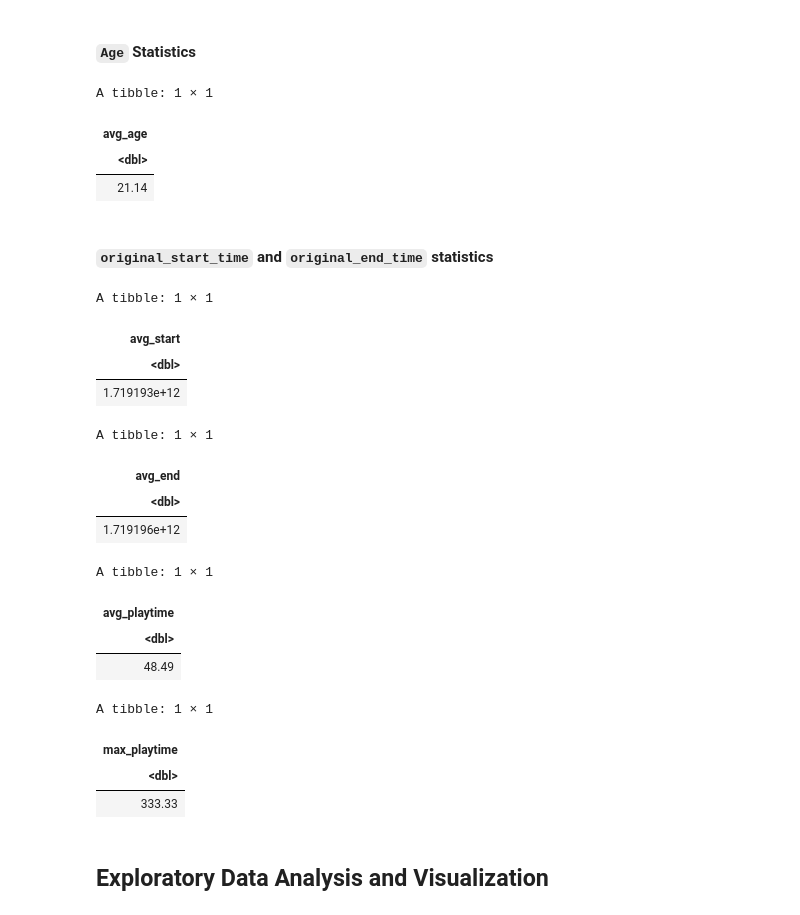
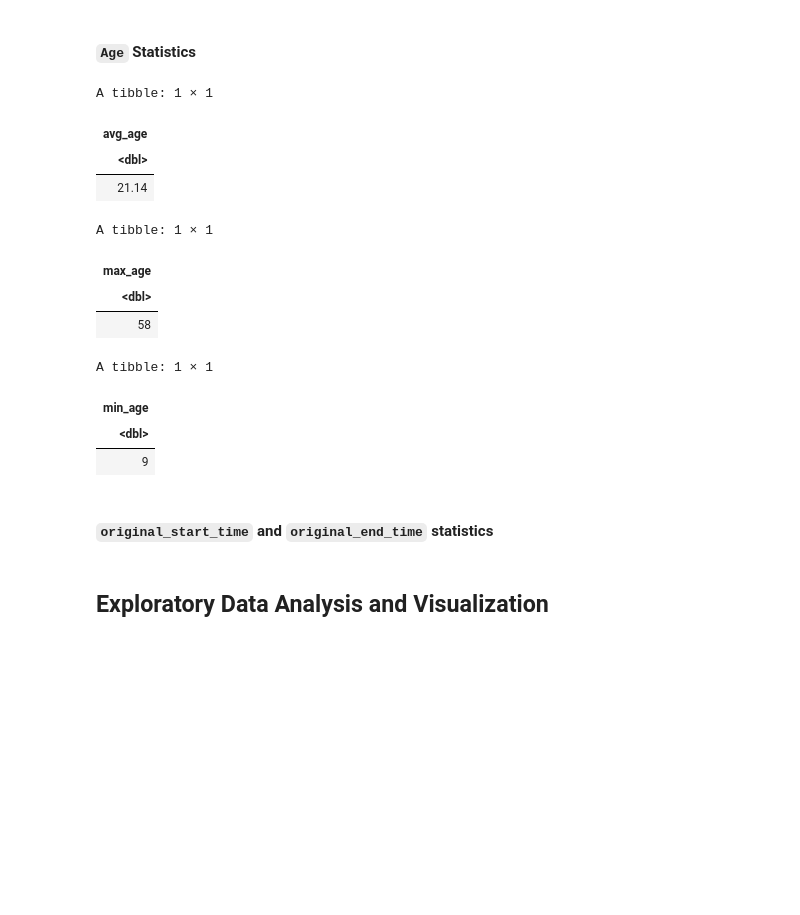
Before and after one commit to jjessicatsai/Individual-Planning-Report, a Jupyter notebook: minecraft.ipynb, the cells around one changed output. Saved outputs shown, nothing was run; the diff lists cells and outputs as text; code cells hidden in the pictures; blank space fills up the shorter version.

```diff
--- a/minecraft.ipynb
+++ b/minecraft.ipynb
@@ -229,58 +241,31 @@ print(paste("There are", number_other, "players that are neither male nor female
 # %%
 ## find mean age of players
 avg_age <- player_data |>
     summarize(avg_age = round((mean(Age, na.rm = TRUE)), digits = 2))
+
 avg_age
+
+## find max age of players
+max_age <- player_data |>
+    summarize(max_age = max(Age, na.rm = TRUE))
+max_age
+
+## find min age of players
+min_age <- player_data |>
+    summarize(min_age = min(Age, na.rm = TRUE))
+min_age
 # %% [output]
 A tibble: 1 × 1
 | avg_age |
 | <dbl> |
 | 21.14 |
+A tibble: 1 × 1
+| max_age |
+| <dbl> |
+| 58 |
+A tibble: 1 × 1
+| min_age |
+| <dbl> |
+| 9 |
 # %% [markdown]
 #### `original_start_time` and `original_end_time` statistics
-# %%
-## add session duration column
-sessions_with_playtime <- session_data |>
-    filter(!is.na(original_end_time)) |>
-    mutate(session_duration = (original_end_time - original_start_time) / 60000)
-
-## mean start time
-avg_start <- sessions_with_playtime |>
-    summarize(avg_start = round(mean(original_start_time), digits = 2))
-
-avg_start
-
-## mean end time
-avg_end <- sessions_with_playtime |>
-    summarize(avg_end = round(mean(original_end_time), digits = 2))
-
-avg_end
-
-## mean session duration in minutes
-avg_playtime <- sessions_with_playtime |>
-    summarize(avg_playtime = round(mean(session_duration), digits = 2))
-
-avg_playtime
-
-## max session duration
-max_playtime <- sessions_with_playtime |>
-    summarize(max_playtime = round(max(session_duration), digits = 2))
-
-max_playtime
-# %% [output]
-A tibble: 1 × 1
-| avg_start |
-| <dbl> |
-| 1.719193e+12 |
-A tibble: 1 × 1
-| avg_end |
-| <dbl> |
-| 1.719196e+12 |
-A tibble: 1 × 1
-| avg_playtime |
-| <dbl> |
-| 48.49 |
-A tibble: 1 × 1
-| max_playtime |
-| <dbl> |
-| 333.33 |
```
Also changed, not shown: parts of 18 cells of this notebook.
